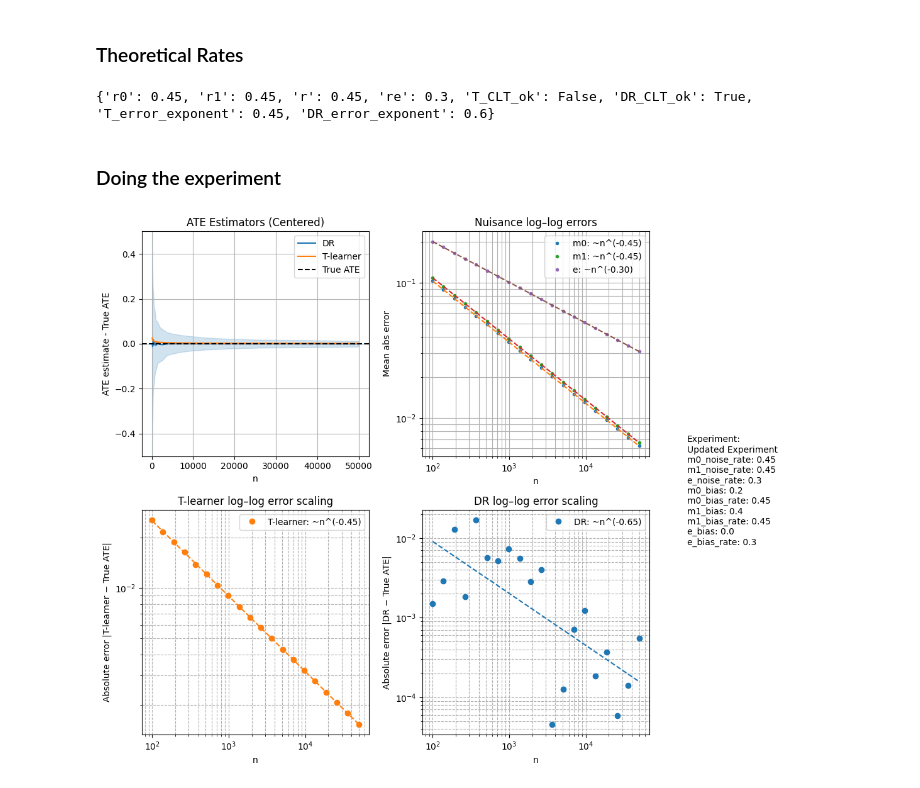
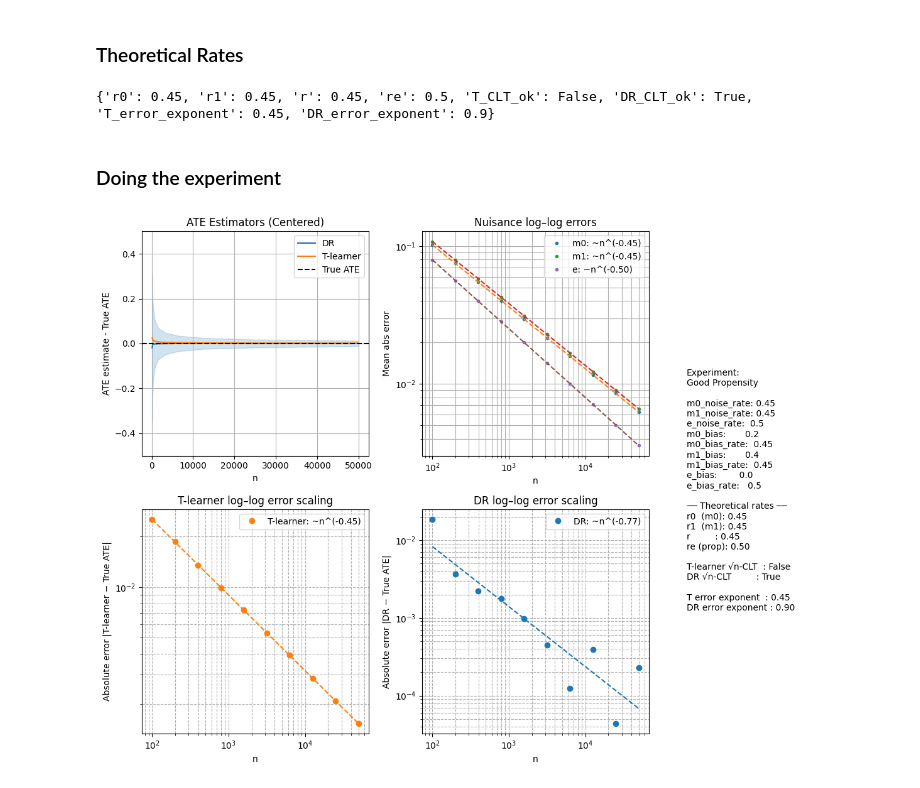
Before and after one commit to oduerr/ml-playground, a Jupyter notebook: causality/ATE_Estimation.ipynb, the cells around one changed output. Saved outputs shown, nothing was run; the diff lists cells and outputs as text; code cells hidden in the pictures.

```diff
--- a/causality/ATE_Estimation.ipynb
+++ b/causality/ATE_Estimation.ipynb
@@ -150,8 +161,7 @@ def theoretical_rates(cfg):
 
 m1_rate = m0_rate = 0.45
 e_rate = 0.3
-
-experiment = {
+experiment_DR_HIGH_Variance = {
     "label"          : "Updated Experiment",
     "m0_noise_rate"  : m0_rate,
     "m1_noise_rate"  : m1_rate,
@@ -164,9 +174,28 @@ experiment = {
     "e_bias_rate"    : e_rate
 }
 
+m1_rate = m0_rate = 0.45
+e_rate = 0.5
+experiment_good_propensity = {
+    "label"          : "Good Propensity",
+    "m0_noise_rate"  : m0_rate,
+    "m1_noise_rate"  : m1_rate,
+    "e_noise_rate"   : e_rate,
+    "m0_bias"        : 0.2,
+    "m0_bias_rate"   : m0_rate,
+    "m1_bias"        : 0.4,     #DO NOT CHOOSE THE SAME BIAS AS FOR M0, it would cancel out for the T-learner m_1(x) - m_0(x)
+    "m1_bias_rate"   : m1_rate,
+    "e_bias"         : 0.0,
+    "e_bias_rate"    : e_rate
+}
+
+
+experiment = experiment_DR_HIGH_Variance
+experiment = experiment_good_propensity
+
 print(theoretical_rates(experiment))
 # %% [output]
-{'r0': 0.45, 'r1': 0.45, 'r': 0.45, 're': 0.3, 'T_CLT_ok': False, 'DR_CLT_ok': True, 'T_error_exponent': 0.45, 'DR_error_exponent': 0.6}
+{'r0': 0.45, 'r1': 0.45, 'r': 0.45, 're': 0.5, 'T_CLT_ok': False, 'DR_CLT_ok': True, 'T_error_exponent': 0.45, 'DR_error_exponent': 0.9}
 # %% [markdown]
 ### Doing the experiment
 # %%
@@ -177,9 +206,9 @@ from sklearn.linear_model import LinearRegression
 
 
 #–– Configuration ––#
-num_runs   = 500
+num_runs   = 2000
 theta_true = 2.0
-n_values = np.logspace(np.log10(100), np.log10(50000), 20, dtype=int)
+n_values = np.logspace(np.log10(100), np.log10(50000), 10, dtype=int)
 
 
 #–– True functions ––#
@@ -334,31 +363,31 @@ plt.ylabel("Absolute error |T-learner − True ATE|")
 plt.title("T-learner log–log error scaling")
 plt.legend()
 plt.grid(True, which="both", ls="--")
 
 # ------------------------------------------------------------
 # Additional plot: DR (double-robust) log–log error scaling
 plt.subplot(2, 2, 4)
 
 err_dr      = np.abs(stats["dr_mean"] - theta_true)
 log_err_dr  = np.log(err_dr)
 
 # reuse log_n from above (already `log_n = np.log(n_values).reshape(-1, 1)`)
 lr_dr       = LinearRegression().fit(log_n, log_err_dr)
 slope_dr    = lr_dr.coef_[0]
 C_dr        = np.exp(lr_dr.intercept_)
 
 plt.plot(n_values, err_dr, 'o',
          label=f"DR: ~n^({slope_dr:.2f})", color="C0")
 plt.plot(n_values, C_dr * n_values**slope_dr, '--', color="C0")
 
 plt.xscale('log'); plt.yscale('log')
 plt.xlabel("n")
 plt.ylabel("Absolute error |DR − True ATE|")
 plt.title("DR log–log error scaling")
 plt.legend()
 plt.grid(True, which="both", ls="--")
 
 plt.tight_layout()
 plt.show()
 # %% [output]
-[figure, old version]
+[figure, new version]
```
Also changed, not shown: parts of 4 cells of this notebook.
